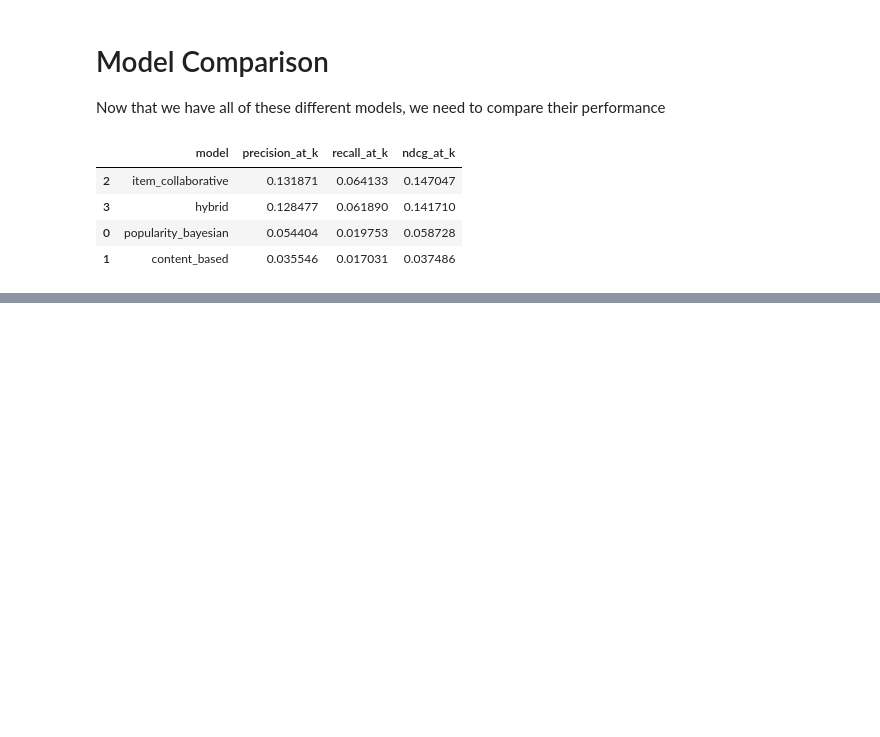
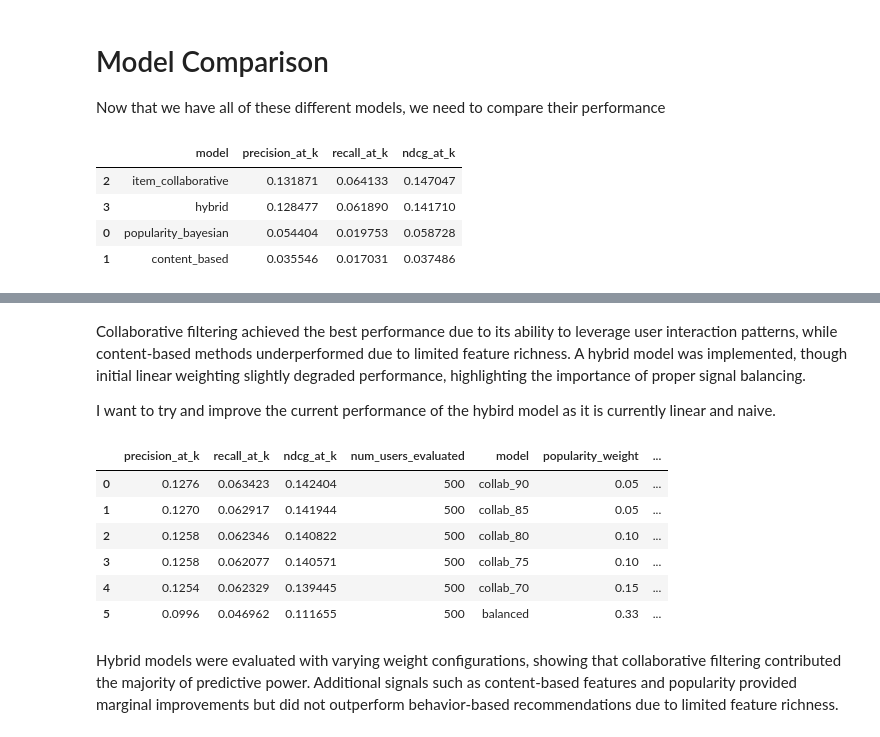
Before and after one commit to JaydannG/recommender-system, a Jupyter notebook: notebooks/02_model_comparison.ipynb, the cells around one changed output, grey strips where cells are left out. Cells and saved outputs as stored; diff of their text form; code cells hidden in the pictures; blank space fills up the shorter version.

```diff
--- a/notebooks/02_model_comparison.ipynb
+++ b/notebooks/02_model_comparison.ipynb
@@ -70,0 +81,27 @@ results_df.sort_values("ndcg_at_k", ascending=False)
+# %% [markdown]
+Collaborative filtering achieved the best performance due to its ability to leverage user interaction patterns, while content-based methods underperformed due to limited feature richness. A hybrid model was implemented, though initial linear weighting slightly degraded performance, highlighting the importance of proper signal balancing.
+
+I want to try and improve the current performance of the hybird model as it is currently linear and naive.
+# %%
+from src.evaluation.tuning import tune_hybrid_weights
+
+hybrid_tuning_results = tune_hybrid_weights(
+    train_df=train_df,
+    test_df=test_df,
+    movies=movies,
+    genre_matrix=genre_matrix,
+    k=10,
+    sample_users=500,
+)
+
+hybrid_tuning_results
+# %% [output]
+|  | precision_at_k | recall_at_k | ndcg_at_k | num_users_evaluated | model | popularity_weight | ... |
+| 0 | 0.1276 | 0.063423 | 0.142404 | 500 | collab_90 | 0.05 | ... |
+| 1 | 0.1270 | 0.062917 | 0.141944 | 500 | collab_85 | 0.05 | ... |
+| 2 | 0.1258 | 0.062346 | 0.140822 | 500 | collab_80 | 0.10 | ... |
+| 3 | 0.1258 | 0.062077 | 0.140571 | 500 | collab_75 | 0.10 | ... |
+| 4 | 0.1254 | 0.062329 | 0.139445 | 500 | collab_70 | 0.15 | ... |
+| 5 | 0.0996 | 0.046962 | 0.111655 | 500 | balanced | 0.33 | ... |
+# %% [markdown]
+Hybrid models were evaluated with varying weight configurations, showing that collaborative filtering contributed the majority of predictive power. Additional signals such as content-based features and popularity provided marginal improvements but did not outperform behavior-based recommendations due to limited feature richness.
```
Also changed, not shown: parts of 1 cell of this notebook, 1 other file.
